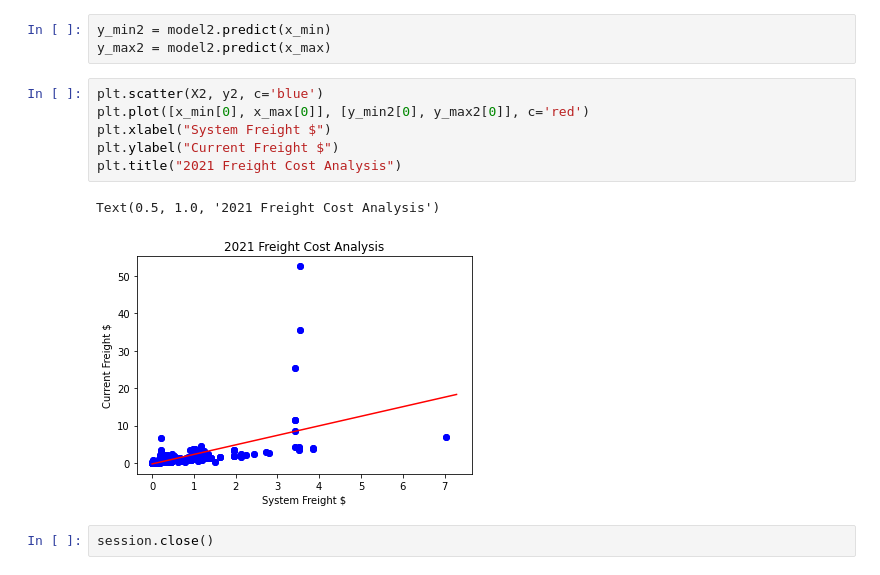
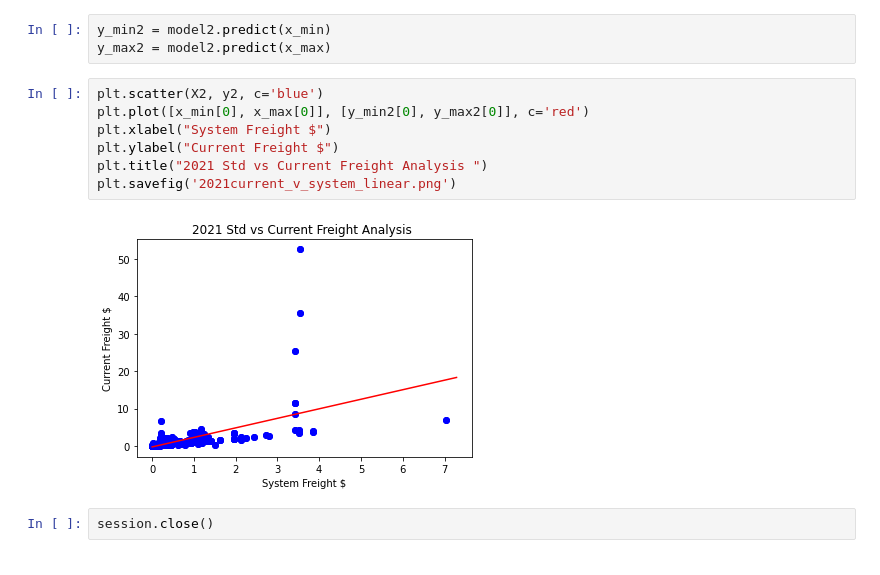
Before and after one commit to jinemec23/Final_Project, a Jupyter notebook: freight_analysis.ipynb, the cells around one changed output. Drawn from its saved outputs; the diff is of its cells as text.

```diff
--- a/freight_analysis.ipynb
+++ b/freight_analysis.ipynb
@@ -254,11 +269,11 @@ y_max2 = model2.predict(x_max)
 # %%
 plt.scatter(X2, y2, c='blue')
 plt.plot([x_min[0], x_max[0]], [y_min2[0], y_max2[0]], c='red')
 plt.xlabel("System Freight $")
 plt.ylabel("Current Freight $")
-plt.title("2021 Freight Cost Analysis")
+plt.title("2021 Std vs Current Freight Analysis ")
+plt.savefig('2021current_v_system_linear.png')
 # %% [output]
-Text(0.5, 1.0, '2021 Freight Cost Analysis')
-[figure, old version]
+[figure, new version]
 # %%
 session.close()
```
Also changed, not shown: parts of 10 cells of this notebook, 6 other files.
